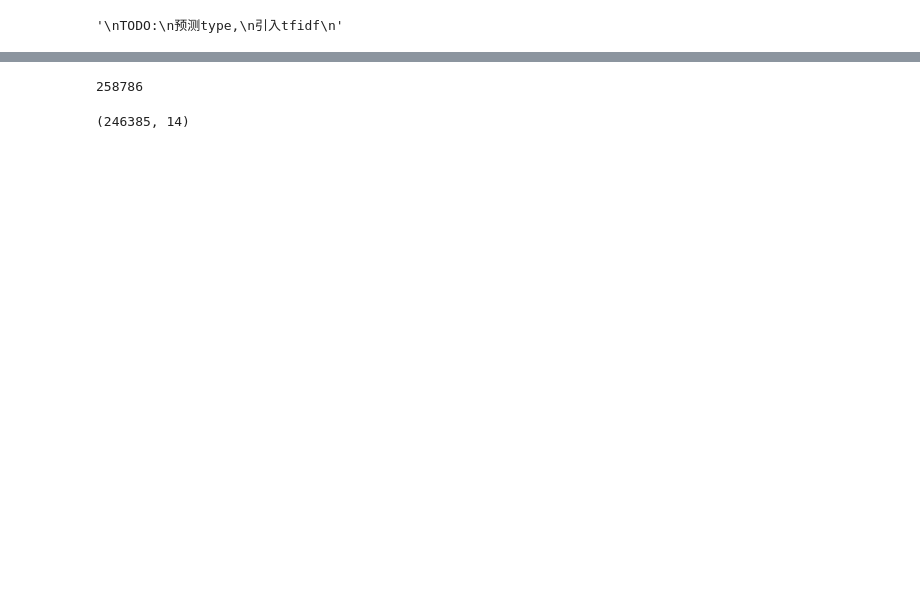
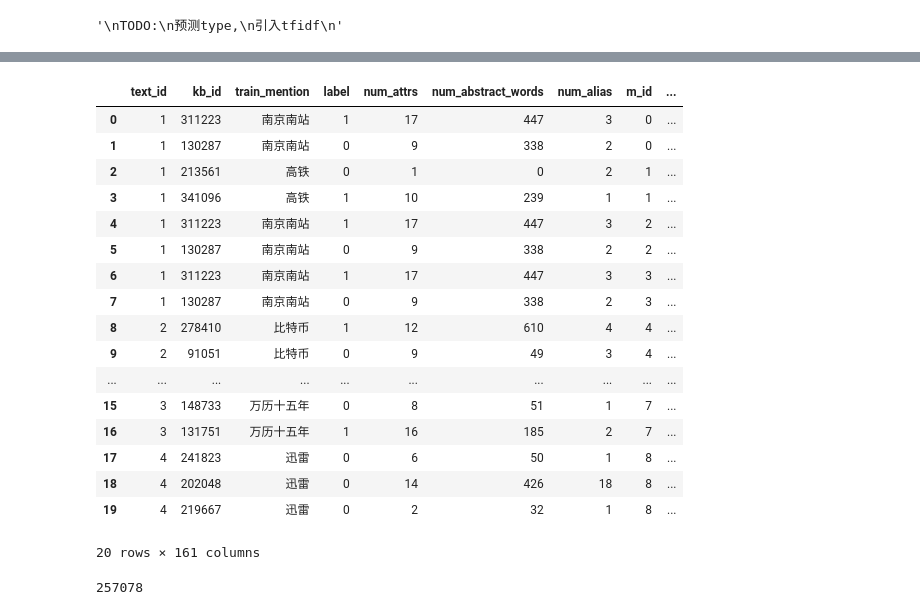
Before and after one commit to zhusleep/entity_link_bilstm_crf, a Jupyter notebook: feature_engineering.ipynb, the cells around one changed output, grey strips where cells are left out. Saved outputs shown, nothing was run; the diff lists cells and outputs as text; code cells hidden in the pictures; blank space fills up the shorter version.

```diff
--- a/feature_engineering.ipynb
+++ b/feature_engineering.ipynb
@@ -127,8 +202,0 @@ from sklearn.metrics import mean_squared_error as mse
-# %%
-len(set(list(data['m_id'])))
-# %% [output]
-258786
-# %%
-data[data.label==1].shape
-# %% [output]
-(246385, 14)
@@ -135,3 +208,28 @@ data[data.label==1].shape
+# %%
+data.head(20)
+# %% [output]
+|  | text_id | kb_id | train_mention | label | num_attrs | num_abstract_words | num_alias | m_id | ... |
+| 0 | 1 | 311223 | 南京南站 | 1 | 17 | 447 | 3 | 0 | ... |
+| 1 | 1 | 130287 | 南京南站 | 0 | 9 | 338 | 2 | 0 | ... |
+| 2 | 1 | 213561 | 高铁 | 0 | 1 | 0 | 2 | 1 | ... |
+| 3 | 1 | 341096 | 高铁 | 1 | 10 | 239 | 1 | 1 | ... |
+| 4 | 1 | 311223 | 南京南站 | 1 | 17 | 447 | 3 | 2 | ... |
+| 5 | 1 | 130287 | 南京南站 | 0 | 9 | 338 | 2 | 2 | ... |
+| 6 | 1 | 311223 | 南京南站 | 1 | 17 | 447 | 3 | 3 | ... |
+| 7 | 1 | 130287 | 南京南站 | 0 | 9 | 338 | 2 | 3 | ... |
+| 8 | 2 | 278410 | 比特币 | 1 | 12 | 610 | 4 | 4 | ... |
+| 9 | 2 | 91051 | 比特币 | 0 | 9 | 49 | 3 | 4 | ... |
+| ... | ... | ... | ... | ... | ... | ... | ... | ... | ... |
+| 15 | 3 | 148733 | 万历十五年 | 0 | 8 | 51 | 1 | 7 | ... |
+| 16 | 3 | 131751 | 万历十五年 | 1 | 16 | 185 | 2 | 7 | ... |
+| 17 | 4 | 241823 | 迅雷 | 0 | 6 | 50 | 1 | 8 | ... |
+| 18 | 4 | 202048 | 迅雷 | 0 | 14 | 426 | 18 | 8 | ... |
+| 19 | 4 | 219667 | 迅雷 | 0 | 2 | 32 | 1 | 8 | ... |
+20 rows × 161 columns
+# %%
+m_id
+# %% [output]
+257078
 # %%
 data.head()
 # %% [output]
```
Also changed, not shown: parts of 38 cells of this notebook, 16 other files.
